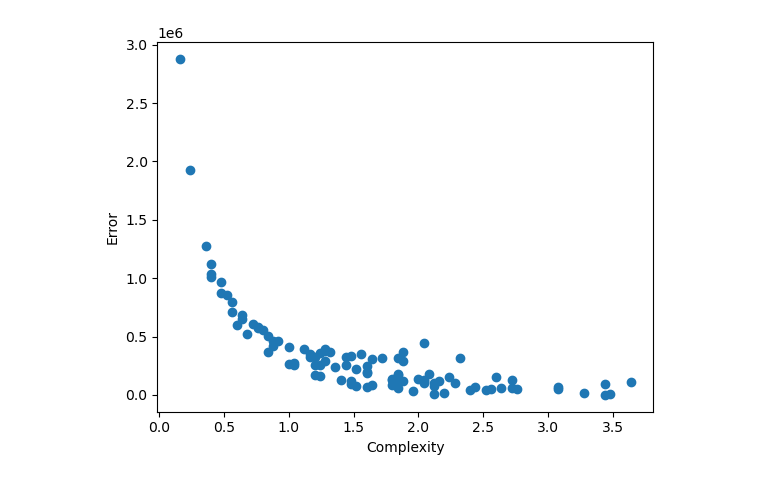
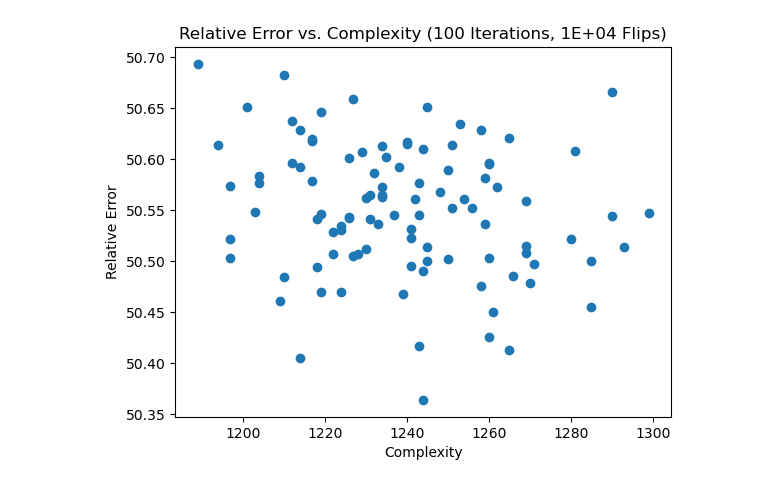
Before and after one commit to nickelulz/sci1-term-2, a Jupyter notebook: main.ipynb, the cells around one changed output. Saved outputs shown, nothing was run; the diff lists cells and outputs as text; code cells hidden in the pictures.

```diff
--- a/main.ipynb
+++ b/main.ipynb
@@ -11,25 +11,29 @@ from src.benchmarker import calculate_model_error
 iterations = 100
 num_flips = 1e4
 
+models = []
 complexity_data = []
 error_data = []
 
 for i in range(iterations):
-    input_model = generate_random_model(max_size=2, min_size=2)
+    input_model = generate_random_model(max_size=50, min_size=50)
     result = perform_coin_flips(input_model, int(num_flips))
     output_model = Calix(result.flip_history, input_model.markov, input_model.size)
     error = calculate_model_error(input_model, output_model)
 
+    models.append(input_model)
     complexity_data.append(input_model.complexity)
     error_data.append(error)
 # %%
 import numpy as np
 from matplotlib import pyplot as plt
 
 plt.figure()
 plt.scatter(complexity_data, error_data)
+# plt.yticks([0, 0.5, 1])
 plt.xlabel('Complexity')
-plt.ylabel('Error')
+plt.ylabel('Relative Error')
+plt.title(f'Relative Error vs. Complexity ({iterations} Iterations, {num_flips:.0E} Flips)')
 plt.show()
 # %% [output]
-[figure, old version]
+[figure, new version]
```
Also changed, not shown: 2 other files.
